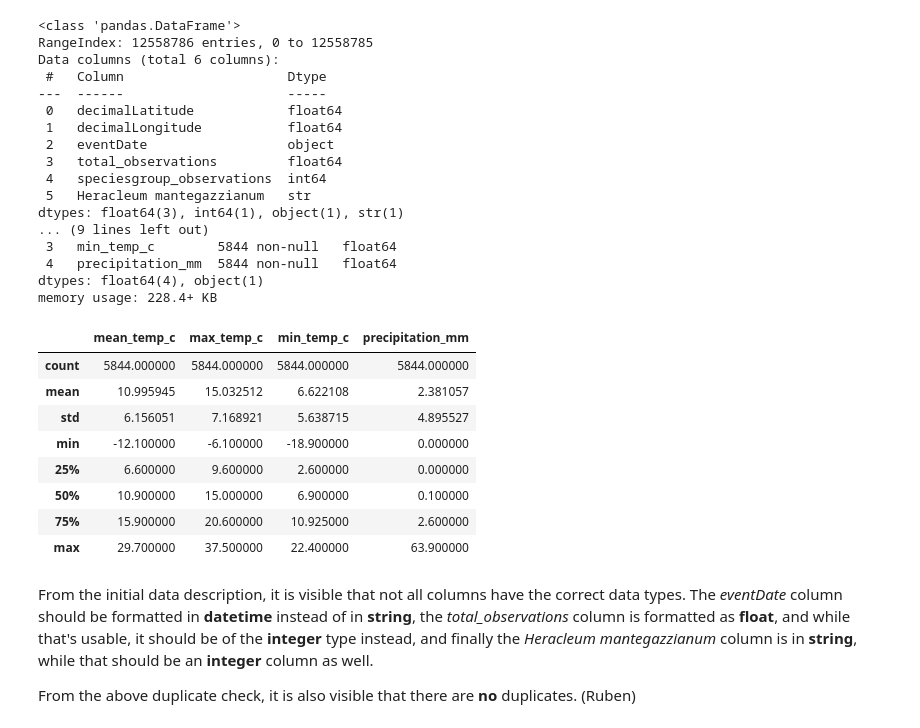
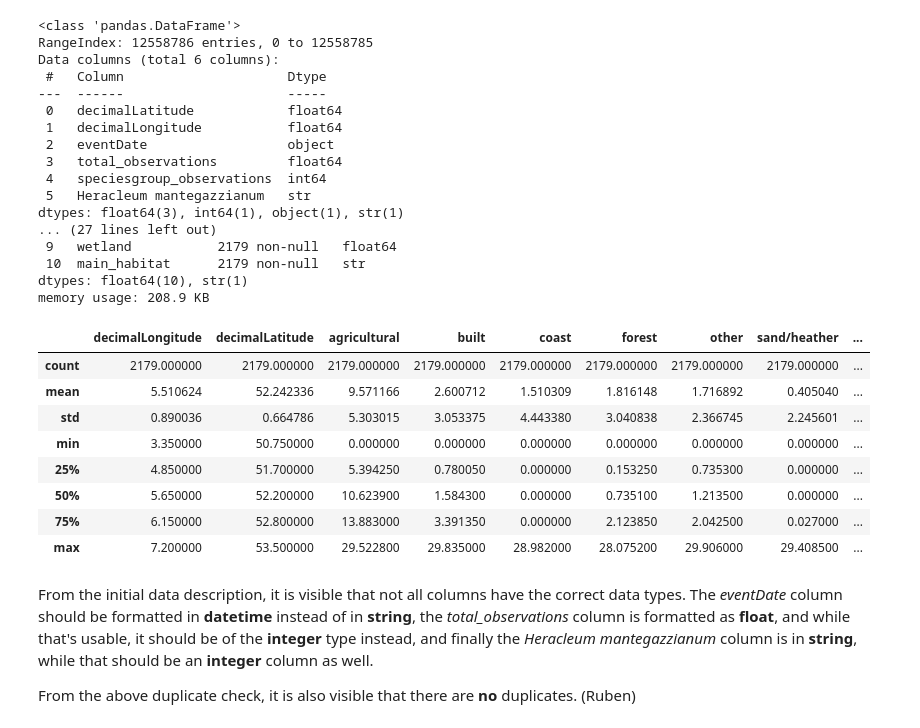
Before and after one commit to mikaelvos/Serj-is-Gone-The-Sequel-to-Serj-is-Still-Missing-The-Sequel-To-Where-is_Serj-The-Sequel-to-Where, a Jupyter notebook: new-notebook.ipynb, the cells around one changed output. Saved outputs shown, nothing was run; the diff lists cells and outputs as text; code cells hidden in the pictures.

```diff
--- a/new-notebook.ipynb
+++ b/new-notebook.ipynb
@@ -8,41 +8,46 @@ import pyarrow as pa
 # %%
 df = pd.read_csv('Heracleum mantegazzianum.csv', engine='pyarrow')
 df_weather = pd.read_csv('knmi_weather_cache.csv', engine='pyarrow')
+df_habitats = pd.read_csv('habitats_cbs_2022.csv', engine='pyarrow')
 #df.sample(10)
 #df_weather.sample(10)
+#df_habitats.sample(10)
 # %%
 df.info(verbose=True)
 df.describe()
 
 df_weather.info(verbose=True)
 df_weather.describe()
+
+df_habitats.info(verbose=True)
+df_habitats.describe()
 # %% [output]
 <class 'pandas.DataFrame'>
 RangeIndex: 12558786 entries, 0 to 12558785
 Data columns (total 6 columns):
  #   Column                     Dtype
 ---  ------                     -----
  0   decimalLatitude            float64
  1   decimalLongitude           float64
  2   eventDate                  object
  3   total_observations         float64
  4   speciesgroup_observations  int64
  5   Heracleum mantegazzianum   str
 dtypes: float64(3), int64(1), object(1), str(1)
-... (9 lines left out)
- 3   min_temp_c        5844 non-null   float64
- 4   precipitation_mm  5844 non-null   float64
-dtypes: float64(4), object(1)
-memory usage: 228.4+ KB
+... (27 lines left out)
+ 9   wetland           2179 non-null   float64
+ 10  main_habitat      2179 non-null   str
+dtypes: float64(10), str(1)
+memory usage: 208.9 KB
-|  | mean_temp_c | max_temp_c | min_temp_c | precipitation_mm |
-| count | 5844.000000 | 5844.000000 | 5844.000000 | 5844.000000 |
-| mean | 10.995945 | 15.032512 | 6.622108 | 2.381057 |
-| std | 6.156051 | 7.168921 | 5.638715 | 4.895527 |
-| min | -12.100000 | -6.100000 | -18.900000 | 0.000000 |
-| 25% | 6.600000 | 9.600000 | 2.600000 | 0.000000 |
-| 50% | 10.900000 | 15.000000 | 6.900000 | 0.100000 |
-| 75% | 15.900000 | 20.600000 | 10.925000 | 2.600000 |
-| max | 29.700000 | 37.500000 | 22.400000 | 63.900000 |
+|  | decimalLongitude | decimalLatitude | agricultural | built | coast | forest | other | sand/heather | ... |
+| count | 2179.000000 | 2179.000000 | 2179.000000 | 2179.000000 | 2179.000000 | 2179.000000 | 2179.000000 | 2179.000000 | ... |
+| mean | 5.510624 | 52.242336 | 9.571166 | 2.600712 | 1.510309 | 1.816148 | 1.716892 | 0.405040 | ... |
+| std | 0.890036 | 0.664786 | 5.303015 | 3.053375 | 4.443380 | 3.040838 | 2.366745 | 2.245601 | ... |
+| min | 3.350000 | 50.750000 | 0.000000 | 0.000000 | 0.000000 | 0.000000 | 0.000000 | 0.000000 | ... |
+| 25% | 4.850000 | 51.700000 | 5.394250 | 0.780050 | 0.000000 | 0.153250 | 0.735300 | 0.000000 | ... |
+| 50% | 5.650000 | 52.200000 | 10.623900 | 1.584300 | 0.000000 | 0.735100 | 1.213500 | 0.000000 | ... |
+| 75% | 6.150000 | 52.800000 | 13.883000 | 3.391350 | 0.000000 | 2.123850 | 2.042500 | 0.027000 | ... |
+| max | 7.200000 | 53.500000 | 29.522800 | 29.835000 | 28.982000 | 28.075200 | 29.906000 | 29.408500 | ... |
 # %%
 #df[df.duplicated()] true
 # %% [markdown]
```
